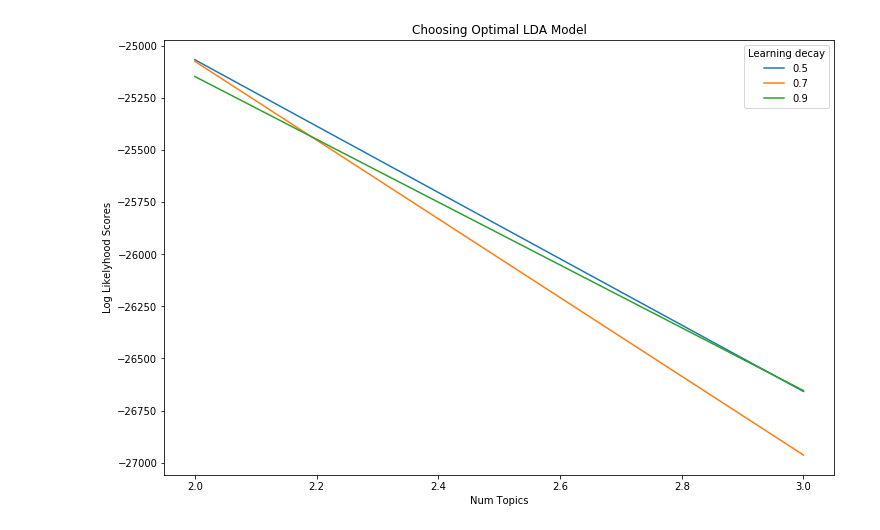
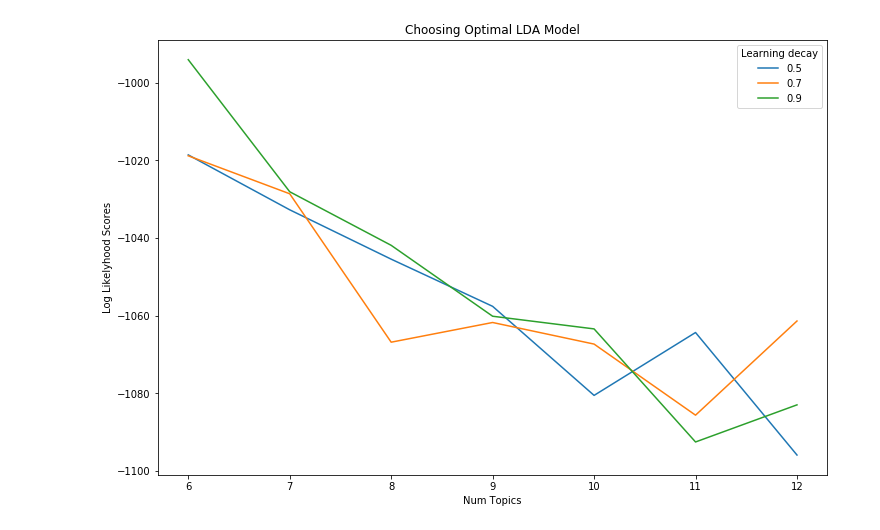
Before and after one commit to ogrenenmakine/Analyses-of-Literary-Texts-by-Using-Statistical-Inference-Methods, a Jupyter notebook: hamlet_classification.ipynb, the cells around one changed output. Saved outputs shown, nothing was run; the diff lists cells and outputs as text; code cells hidden in the pictures.

Commit message:
good graphs

```diff
--- a/hamlet_classification.ipynb
+++ b/hamlet_classification.ipynb
@@ -172,0 +136,2 @@ GridSearchCV(cv='warn', error_score='raise-deprecating',
+# %%
+filename = 'models/hamlet_optimized_model.sav'
@@ -173,3 +140,6 @@ GridSearchCV(cv='warn', error_score='raise-deprecating',
+# %%
+model = joblib.load(filename)
+print(model)
 # %%
 # Best Model
 best_lda_model = model.best_estimator_
@@ -189,22 +159,22 @@ Model Perplexity:  2434.073505782572
+# %%
+# Get Log Likelyhoods from Grid Search Output
+n_topics = [6, 7, 8, 9, 10, 11, 12]
+log_likelyhoods_5 = model.cv_results_['mean_test_score'][:7].tolist()
+log_likelyhoods_7 = model.cv_results_['mean_test_score'][7:14].tolist()
+log_likelyhoods_9 = model.cv_results_['mean_test_score'][14:21].tolist()
 # %%
-# Get Log Likelyhoods from Grid Search Output
-n_topics = [2,3]
-log_likelyhoods_5 = model.cv_results_['mean_test_score'][:2].tolist()
-log_likelyhoods_7 = model.cv_results_['mean_test_score'][2:4].tolist()
-log_likelyhoods_9 = model.cv_results_['mean_test_score'][4:6].tolist()
-
 # Show graph
 plt.figure(figsize=(12, 8))
 plt.plot(n_topics, log_likelyhoods_5, label='0.5')
 plt.plot(n_topics, log_likelyhoods_7, label='0.7')
 plt.plot(n_topics, log_likelyhoods_9, label='0.9')
 plt.title("Choosing Optimal LDA Model")
 plt.xlabel("Num Topics")
 plt.ylabel("Log Likelyhood Scores")
 plt.legend(title='Learning decay', loc='best')
 plt.show()
 # %% [output]
-[figure, old version]
+[figure, new version]
 # %%
 def display_topics(model, feature_names, no_top_words):
     for topic_idx, topic in enumerate(model.components_):
```
Also changed, not shown: parts of 16 cells of this notebook, 15 other files.
